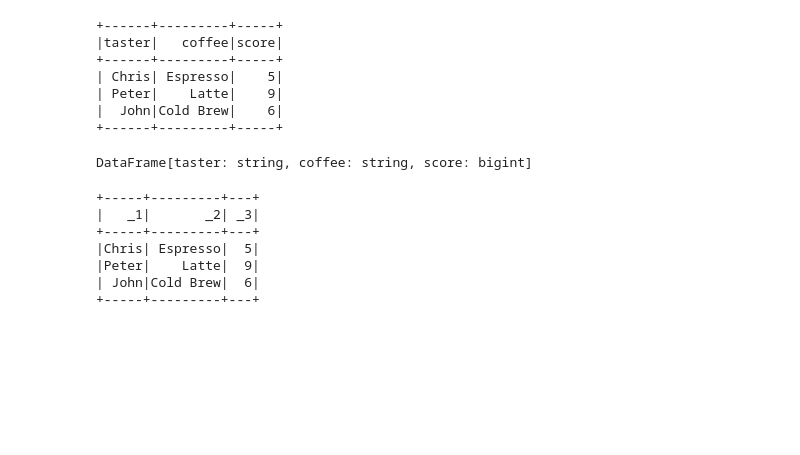
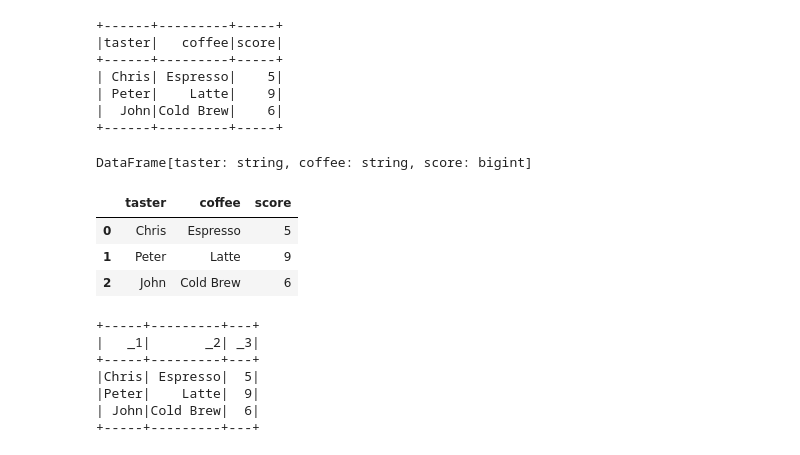
Before and after one commit to trajanov/BigDataAnalytics, a Jupyter notebook: Course-Update-2026/notebooks/03.01 DataFrame Basics.ipynb, the cells around one changed output. Saved outputs shown, nothing was run; the diff lists cells and outputs as text; code cells hidden in the pictures; blank space fills up the shorter version.

```diff
--- a/Course-Update-2026/notebooks/03.01 DataFrame Basics.ipynb
+++ b/Course-Update-2026/notebooks/03.01 DataFrame Basics.ipynb
@@ -115,6 +122,13 @@ df.show()
 df
 # %% [output]
 DataFrame[taster: string, coffee: string, score: bigint]
+# %%
+df.toPandas()
+# %% [output]
+|  | taster | coffee | score |
+| 0 | Chris | Espresso | 5 |
+| 1 | Peter | Latte | 9 |
+| 2 | John | Cold Brew | 6 |
 # %%
 # Create a DataFrame from RDD
 rdd = sc.parallelize(a)
```
Also changed, not shown: parts of 1 cell of this notebook, 7 other files.
